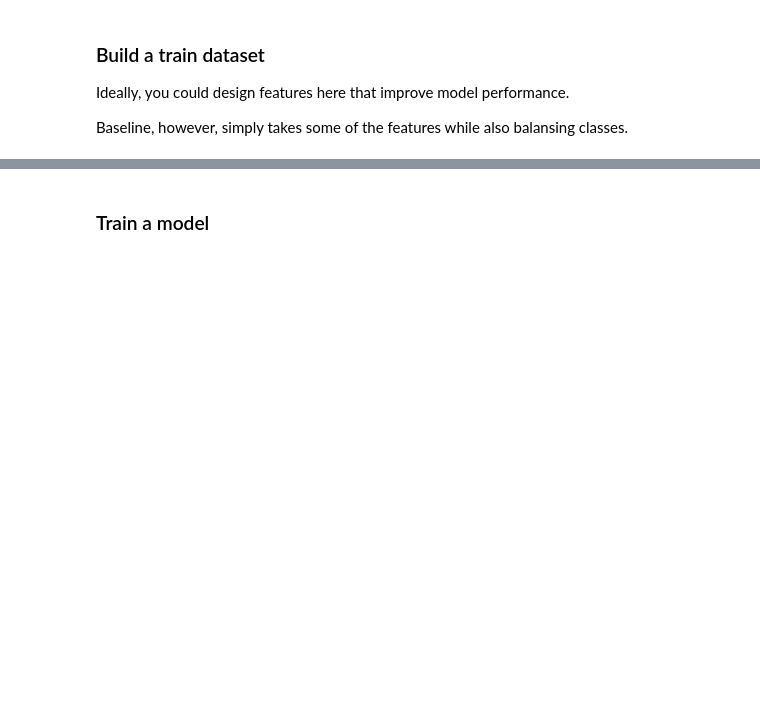
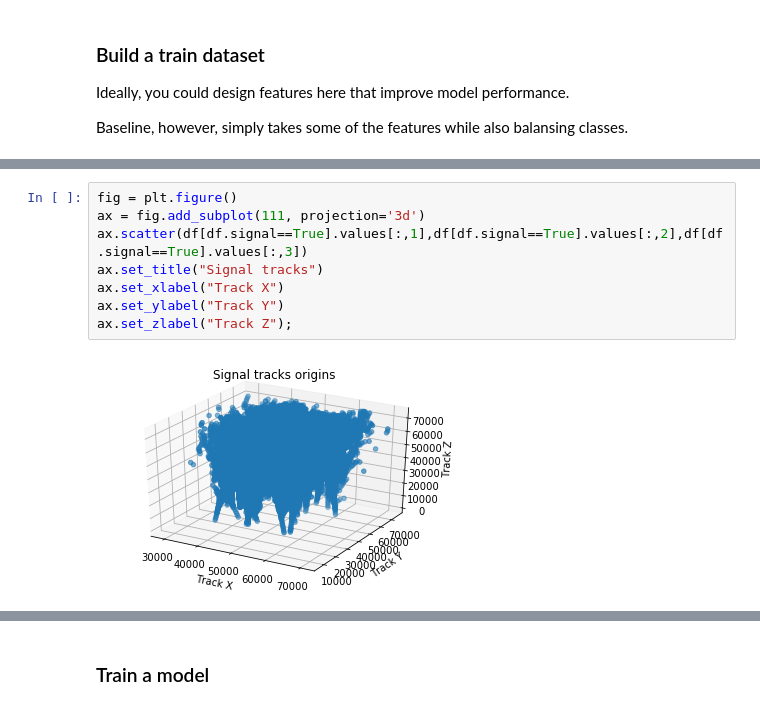
Before and after one commit to yandexdataschool/mlhep2017, a Jupyter notebook: Challenge-MyVersion.ipynb, the cells around one changed output, grey strips where cells are left out. Saved outputs shown, nothing was run; the diff lists cells and outputs as text; blank space fills up the shorter version.

```diff
--- a/Challenge-MyVersion.ipynb
+++ b/Challenge-MyVersion.ipynb
@@ -45,0 +98,10 @@ index
+# %%
+fig = plt.figure()
+ax = fig.add_subplot(111, projection='3d')
+ax.scatter(df[df.signal==True].values[:,1],df[df.signal==True].values[:,2],df[df.signal==True].values[:,3])
+ax.set_title("Signal tracks")
+ax.set_xlabel("Track X")
+ax.set_ylabel("Track Y")
+ax.set_zlabel("Track Z");
+# %% [output]
+[figure, added]
```
Also changed, not shown: parts of 15 cells of this notebook, 4 other files.
